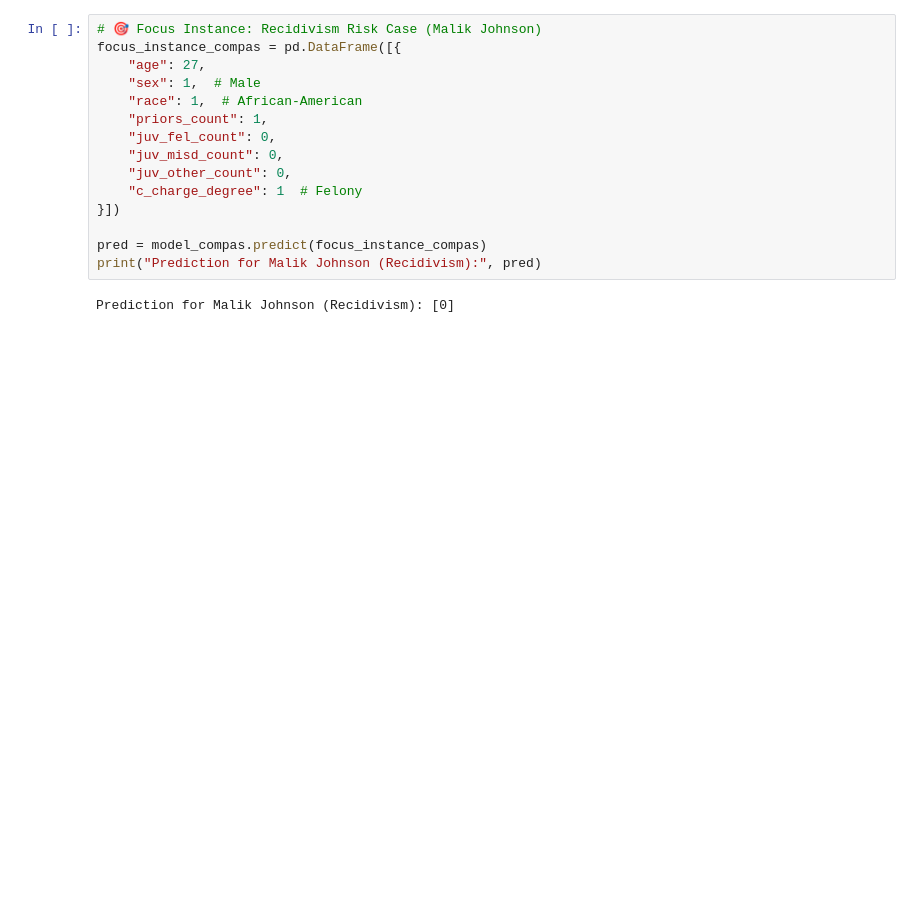
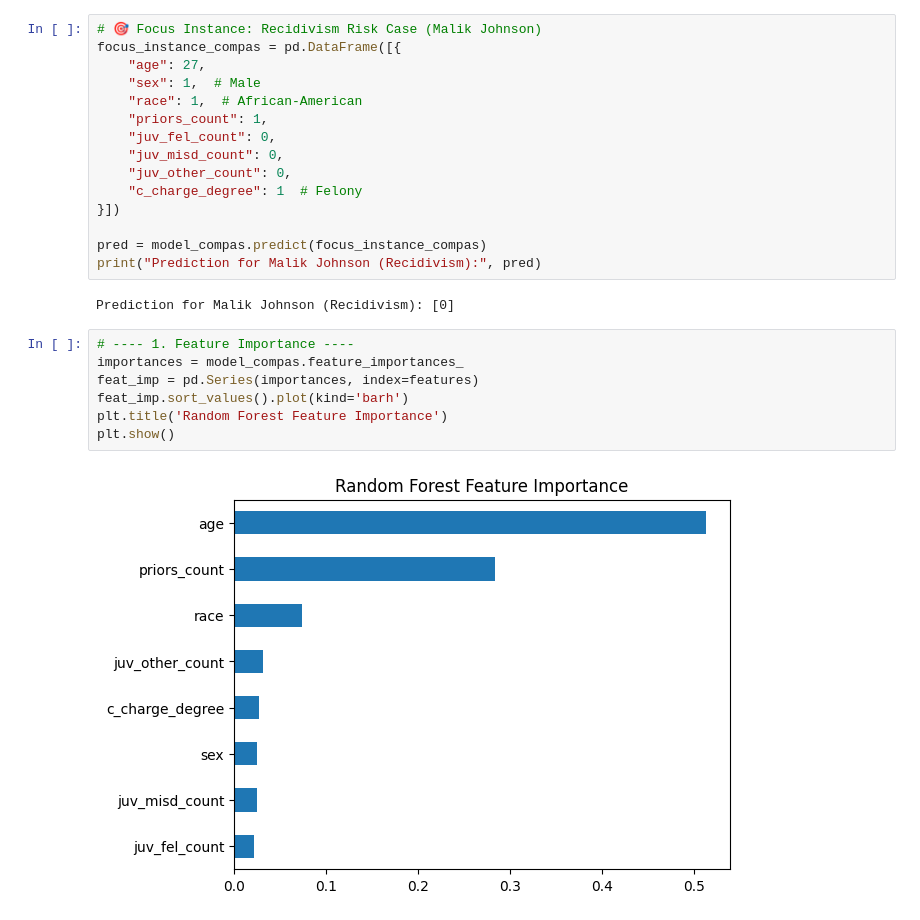
Before and after one commit to ag826/AIPI590_XAI_F25, a Jupyter notebook: Assignment_machine_learning_court.ipynb, the cells around one changed output. Cells and saved outputs as stored; diff of their text form; blank space fills up the shorter version.

```diff
--- a/Assignment_machine_learning_court.ipynb
+++ b/Assignment_machine_learning_court.ipynb
@@ -158,3 +203,12 @@ pred = model_compas.predict(focus_instance_compas)
 print("Prediction for Malik Johnson (Recidivism):", pred)
 # %% [output]
 Prediction for Malik Johnson (Recidivism): [0]
+# %%
+# ---- 1. Feature Importance ----
+importances = model_compas.feature_importances_
+feat_imp = pd.Series(importances, index=features)
+feat_imp.sort_values().plot(kind='barh')
+plt.title('Random Forest Feature Importance')
+plt.show()
+# %% [output]
+[figure, added]
```
Also changed, not shown: parts of 18 cells of this notebook.
